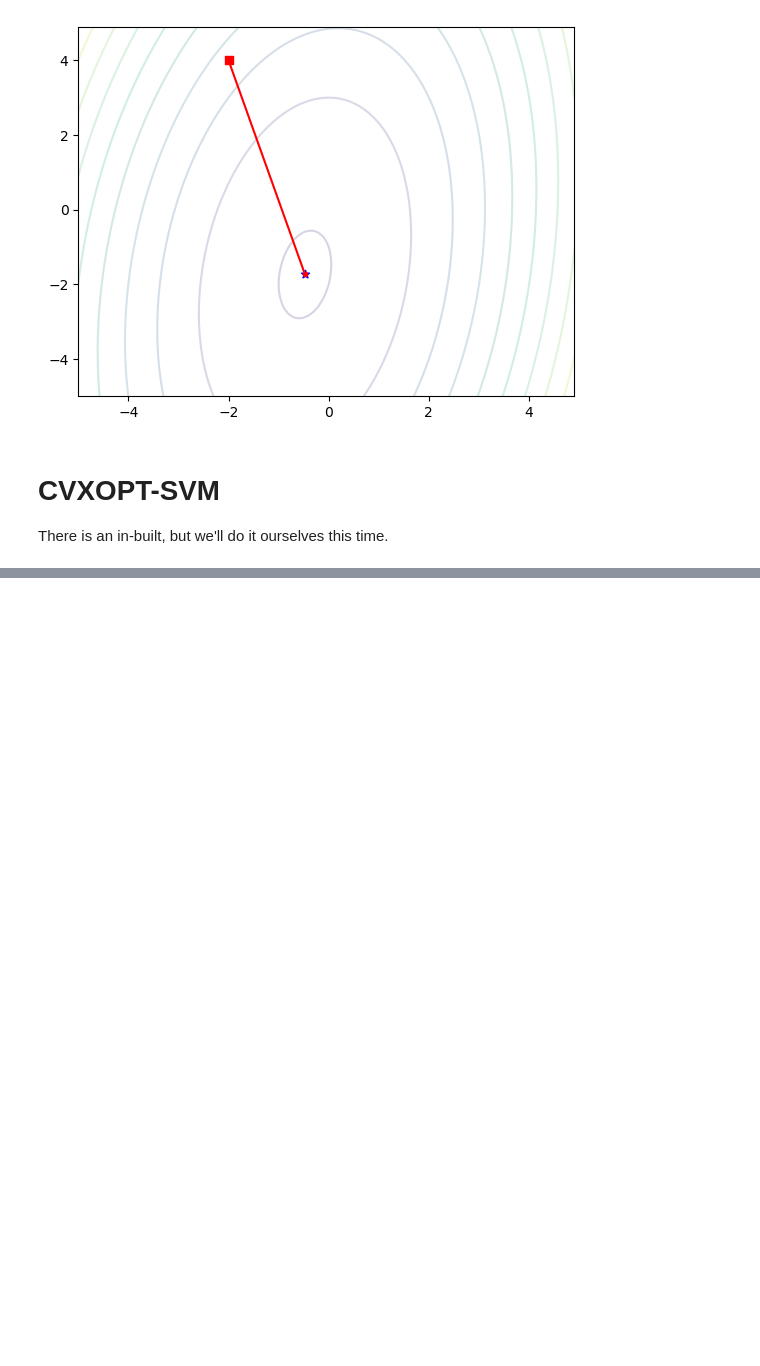
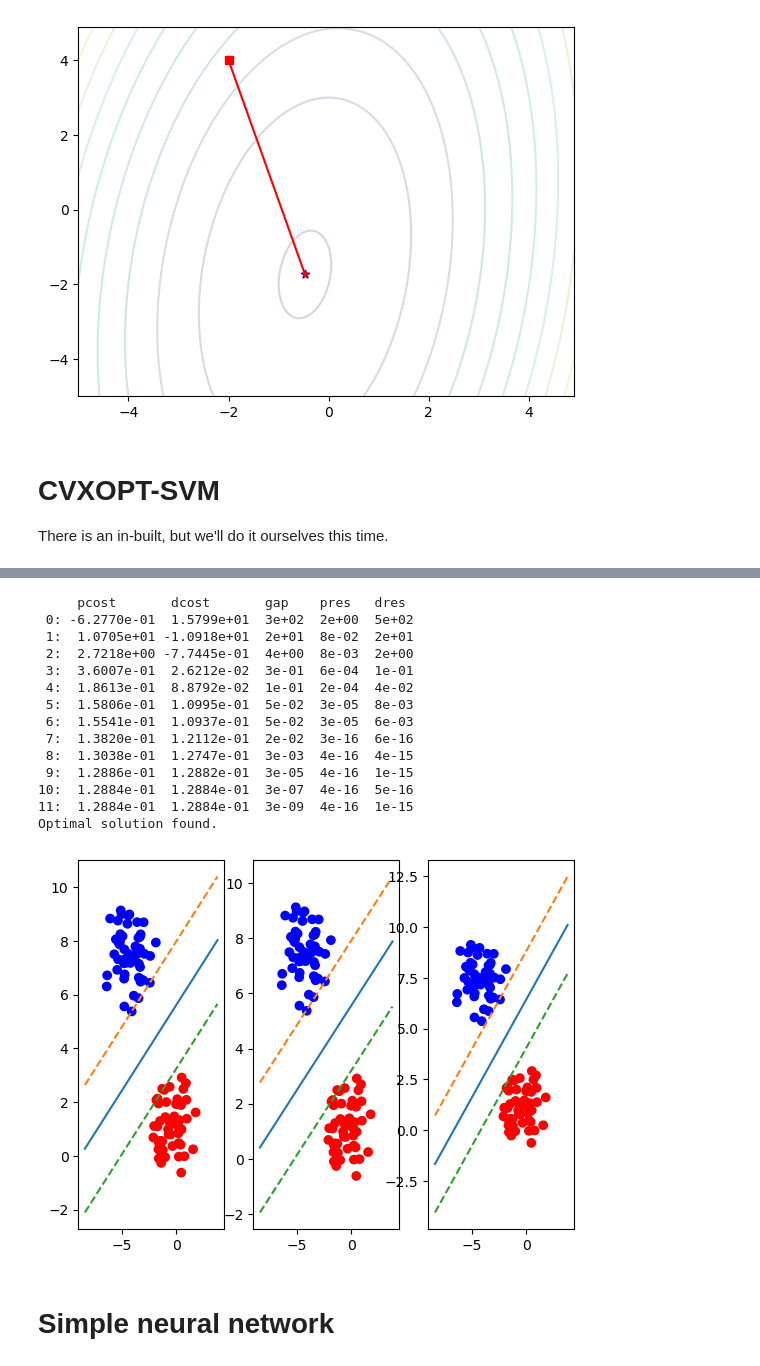
Before and after one commit to torkelah/stk9215, a Jupyter notebook: Exercises and Demonstrations.ipynb, the cells around one changed output, grey strips where cells are left out. Cells and saved outputs as stored; diff of their text form; code cells hidden in the pictures; blank space fills up the shorter version.

```diff
--- a/Exercises and Demonstrations.ipynb
+++ b/Exercises and Demonstrations.ipynb
@@ -395,0 +395,76 @@ else:
+# %%
+fig, axs = plt.subplots(1,3)
+(samples, classifications) = sklearn.datasets.make_blobs(centers=2)
+classifications = np.array([2 * float(c) - 1 for c in classifications]) #Map (0,1) to (-1,1)
+
+#CVXOPT
+beta, alpha = do_svm_primal(samples, classifications, 0.1)
+
+axs[0].scatter(samples[:,0], samples[:,1], c=['red' if c < 0 else 'blue' for c in classifications])
+xlow = np.min(samples[:,0]) - 2.0
+xhigh = np.max(samples[:,0]) + 2.0
+if (np.abs(beta[1]) > 1e-3): # or vertical
+    xs = np.linspace(xlow, xhigh)
+    ys = (alpha - beta[0]*xs)/beta[1]
+    axs[0].plot(xs,ys)
+
+    upper_ys = (1 + alpha - beta[0]*xs)/beta[1]
+    axs[0].plot(xs, upper_ys, '--')
+    lower_ys = (-1 + alpha - beta[0]*xs)/beta[1]
+    axs[0].plot(xs, lower_ys, '--')
+else:
+    axs[0].axvline(alpha/beta[0])
+
+# Subgradient
+(beta, alpha) = do_subgr(samples, classifications, 500, 0.1)
+
+axs[1].scatter(samples[:,0], samples[:,1], c=['red' if c < 0 else 'blue' for c in classifications])
+xlow = np.min(samples[:,0]) - 2.0
+xhigh = np.max(samples[:,0]) + 2.0
+if (np.abs(beta[1]) > 1e-3): # or vertical
+    xs = np.linspace(xlow, xhigh)
+    ys = (alpha - beta[0]*xs)/beta[1]
+    axs[1].plot(xs,ys)
+    # Draw classification boundaries
+    upper_ys = (1 + alpha - beta[0]*xs)/beta[1]
+    axs[1].plot(xs, upper_ys, '--')
+    lower_ys = (-1 + alpha - beta[0]*xs)/beta[1]
+    axs[1].plot(xs, lower_ys, '--')
+else:
+    axs[1].axvline(alpha/beta[0])
+
+# Stochastic subgradient
+(beta, alpha) = do_subgr_stoch(samples, classifications, 500, 0.1)
+
+axs[2].scatter(samples[:,0], samples[:,1], c=['red' if c < 0 else 'blue' for c in classifications])
+xlow = np.min(samples[:,0]) - 2.0
+xhigh = np.max(samples[:,0]) + 2.0
+if (np.abs(beta[1]) > 1e-3): # or vertical
+    xs = np.linspace(xlow, xhigh)
+    ys = (alpha - beta[0]*xs)/beta[1]
+    axs[2].plot(xs,ys)
+    # Draw classification boundaries
+    upper_ys = (1 + alpha - beta[0]*xs)/beta[1]
+    axs[2].plot(xs, upper_ys, '--')
+    lower_ys = (-1 + alpha - beta[0]*xs)/beta[1]
+    axs[2].plot(xs, lower_ys, '--')
+else:
+    axs[2].axvline(alpha/beta[0])
+# %% [output]
+     pcost       dcost       gap    pres   dres
+ 0: -6.2770e-01  1.5799e+01  3e+02  2e+00  5e+02
+ 1:  1.0705e+01 -1.0918e+01  2e+01  8e-02  2e+01
+ 2:  2.7218e+00 -7.7445e-01  4e+00  8e-03  2e+00
+ 3:  3.6007e-01  2.6212e-02  3e-01  6e-04  1e-01
+ 4:  1.8613e-01  8.8792e-02  1e-01  2e-04  4e-02
+ 5:  1.5806e-01  1.0995e-01  5e-02  3e-05  8e-03
+ 6:  1.5541e-01  1.0937e-01  5e-02  3e-05  6e-03
+ 7:  1.3820e-01  1.2112e-01  2e-02  3e-16  6e-16
+ 8:  1.3038e-01  1.2747e-01  3e-03  4e-16  4e-15
+ 9:  1.2886e-01  1.2882e-01  3e-05  4e-16  1e-15
+10:  1.2884e-01  1.2884e-01  3e-07  4e-16  5e-16
+11:  1.2884e-01  1.2884e-01  3e-09  4e-16  1e-15
+Optimal solution found.
+[figure, added]
+# %% [markdown]
+# Simple neural network
```
Also changed, not shown: parts of 9 cells of this notebook, 1 other file.
